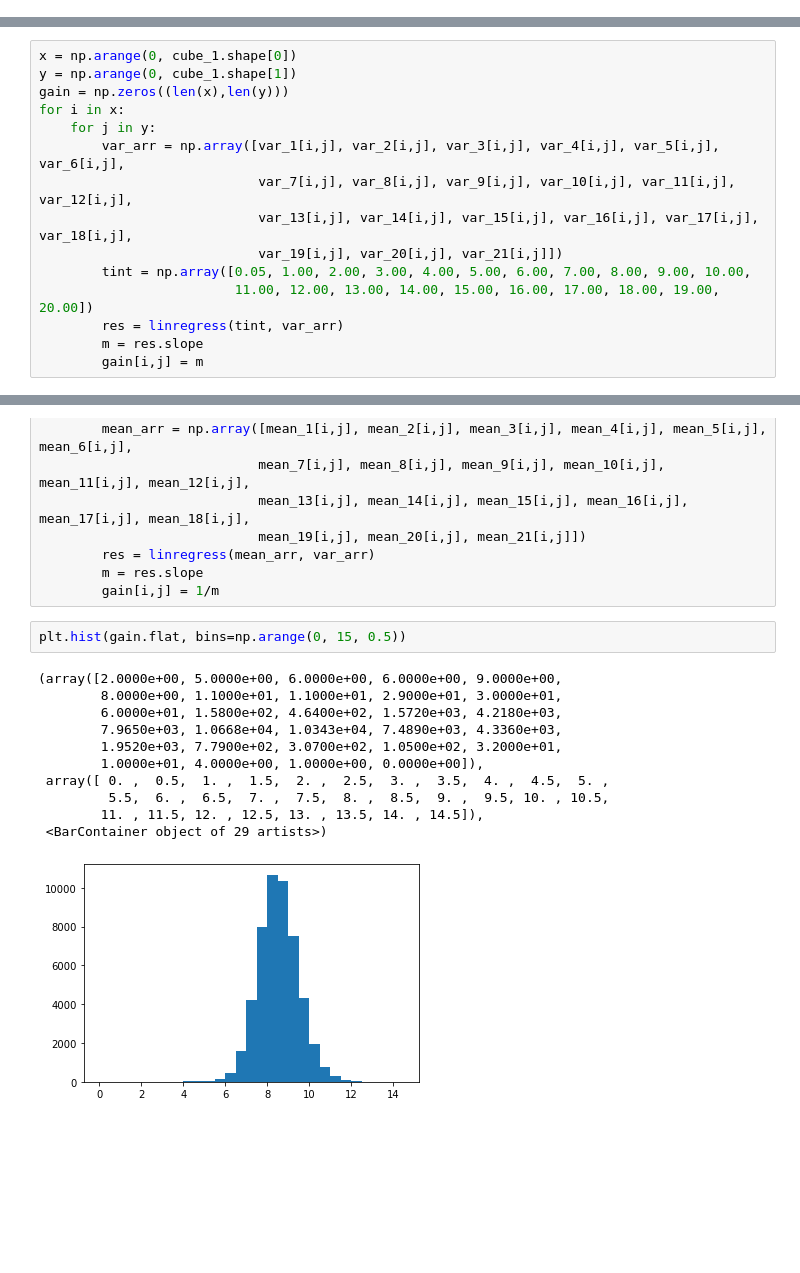
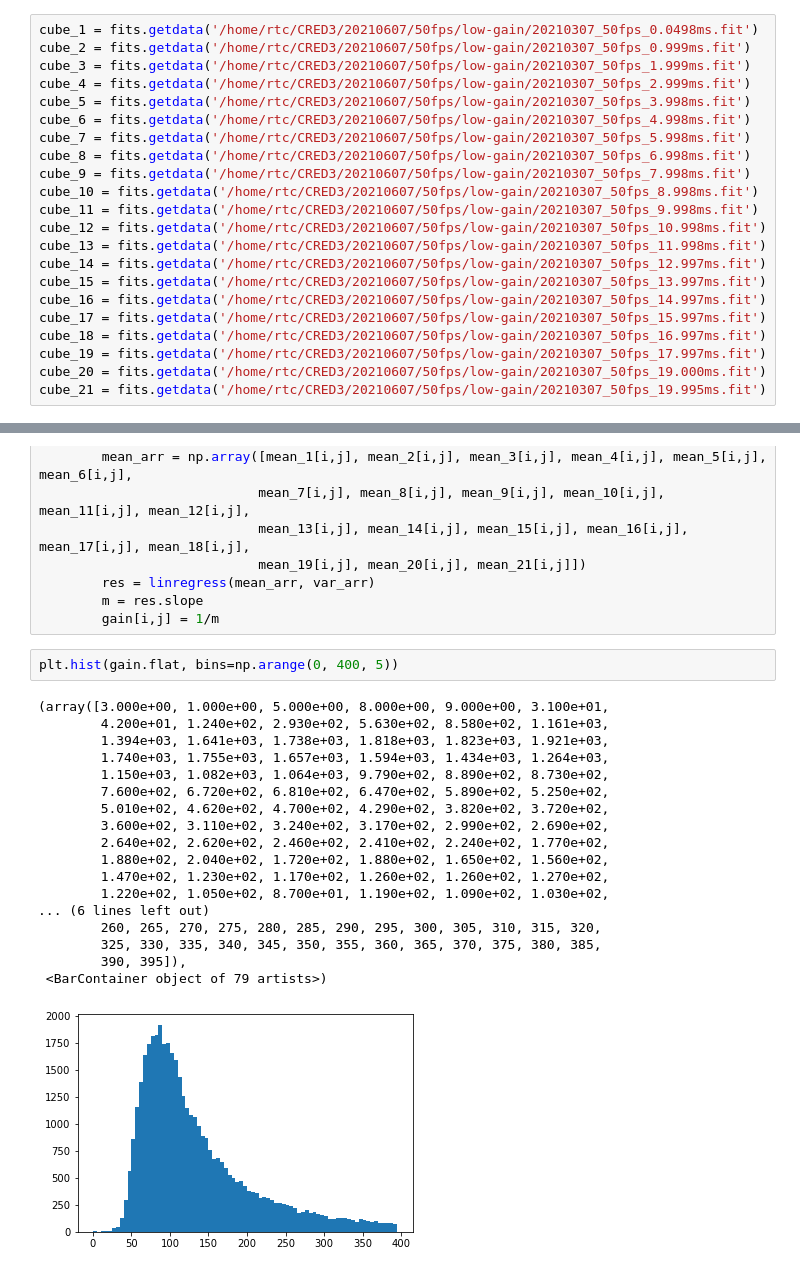
Before and after one commit to MuskanShinde/CRED3-characterization, a Jupyter notebook: CRED3_07.06.2021.ipynb, the cells around one changed output, grey strips where cells are left out. Drawn from its saved outputs; the diff is of its cells as text; blank space fills up the shorter version.

```diff
--- a/CRED3_07.06.2021.ipynb
+++ b/CRED3_07.06.2021.ipynb
@@ -34,3 +358,25 @@ cube_21 = fits.getdata('G:/CRED3/20210607/20210607_50fps_19.995ms.fits')
+# %%
+cube_1 = fits.getdata('/home/rtc/CRED3/20210607/50fps/low-gain/20210307_50fps_0.0498ms.fit')
+cube_2 = fits.getdata('/home/rtc/CRED3/20210607/50fps/low-gain/20210307_50fps_0.999ms.fit')
+cube_3 = fits.getdata('/home/rtc/CRED3/20210607/50fps/low-gain/20210307_50fps_1.999ms.fit')
+cube_4 = fits.getdata('/home/rtc/CRED3/20210607/50fps/low-gain/20210307_50fps_2.999ms.fit')
+cube_5 = fits.getdata('/home/rtc/CRED3/20210607/50fps/low-gain/20210307_50fps_3.998ms.fit')
+cube_6 = fits.getdata('/home/rtc/CRED3/20210607/50fps/low-gain/20210307_50fps_4.998ms.fit')
+cube_7 = fits.getdata('/home/rtc/CRED3/20210607/50fps/low-gain/20210307_50fps_5.998ms.fit')
+cube_8 = fits.getdata('/home/rtc/CRED3/20210607/50fps/low-gain/20210307_50fps_6.998ms.fit')
+cube_9 = fits.getdata('/home/rtc/CRED3/20210607/50fps/low-gain/20210307_50fps_7.998ms.fit')
+cube_10 = fits.getdata('/home/rtc/CRED3/20210607/50fps/low-gain/20210307_50fps_8.998ms.fit')
+cube_11 = fits.getdata('/home/rtc/CRED3/20210607/50fps/low-gain/20210307_50fps_9.998ms.fit')
+cube_12 = fits.getdata('/home/rtc/CRED3/20210607/50fps/low-gain/20210307_50fps_10.998ms.fit')
+cube_13 = fits.getdata('/home/rtc/CRED3/20210607/50fps/low-gain/20210307_50fps_11.998ms.fit')
+cube_14 = fits.getdata('/home/rtc/CRED3/20210607/50fps/low-gain/20210307_50fps_12.997ms.fit')
+cube_15 = fits.getdata('/home/rtc/CRED3/20210607/50fps/low-gain/20210307_50fps_13.997ms.fit')
+cube_16 = fits.getdata('/home/rtc/CRED3/20210607/50fps/low-gain/20210307_50fps_14.997ms.fit')
+cube_17 = fits.getdata('/home/rtc/CRED3/20210607/50fps/low-gain/20210307_50fps_15.997ms.fit')
+cube_18 = fits.getdata('/home/rtc/CRED3/20210607/50fps/low-gain/20210307_50fps_16.997ms.fit')
+cube_19 = fits.getdata('/home/rtc/CRED3/20210607/50fps/low-gain/20210307_50fps_17.997ms.fit')
+cube_20 = fits.getdata('/home/rtc/CRED3/20210607/50fps/low-gain/20210307_50fps_19.000ms.fit')
+cube_21 = fits.getdata('/home/rtc/CRED3/20210607/50fps/low-gain/20210307_50fps_19.995ms.fit')
 # %%
 mean_1 = np.mean(cube_1, axis=0)
 mean_2 = np.mean(cube_2, axis=0)
@@ -137,15 +480,0 @@ print('1/slope = %s 1/[ADU]'%(1/line.slope))
-# %%
-x = np.arange(0, cube_1.shape[0])
-y = np.arange(0, cube_1.shape[1])
-gain = np.zeros((len(x),len(y)))
-for i in x:
-    for j in y:
-        var_arr = np.array([var_1[i,j], var_2[i,j], var_3[i,j], var_4[i,j], var_5[i,j], var_6[i,j],
-                            var_7[i,j], var_8[i,j], var_9[i,j], var_10[i,j], var_11[i,j], var_12[i,j],
-                            var_13[i,j], var_14[i,j], var_15[i,j], var_16[i,j], var_17[i,j], var_18[i,j],
-                            var_19[i,j], var_20[i,j], var_21[i,j]])
-        tint = np.array([0.05, 1.00, 2.00, 3.00, 4.00, 5.00, 6.00, 7.00, 8.00, 9.00, 10.00,
-                         11.00, 12.00, 13.00, 14.00, 15.00, 16.00, 17.00, 18.00, 19.00, 20.00])
-        res = linregress(tint, var_arr)
-        m = res.slope
-        gain[i,j] = m
@@ -184,17 +498,24 @@ for i in x:
         m = res.slope
         gain[i,j] = 1/m
 # %%
-plt.hist(gain.flat, bins=np.arange(0, 15, 0.5))
+plt.hist(gain.flat, bins=np.arange(0, 400, 5))
 # %% [output]
-(array([2.0000e+00, 5.0000e+00, 6.0000e+00, 6.0000e+00, 9.0000e+00,
-        8.0000e+00, 1.1000e+01, 1.1000e+01, 2.9000e+01, 3.0000e+01,
-        6.0000e+01, 1.5800e+02, 4.6400e+02, 1.5720e+03, 4.2180e+03,
-        7.9650e+03, 1.0668e+04, 1.0343e+04, 7.4890e+03, 4.3360e+03,
-        1.9520e+03, 7.7900e+02, 3.0700e+02, 1.0500e+02, 3.2000e+01,
-        1.0000e+01, 4.0000e+00, 1.0000e+00, 0.0000e+00]),
- array([ 0. ,  0.5,  1. ,  1.5,  2. ,  2.5,  3. ,  3.5,  4. ,  4.5,  5. ,
-         5.5,  6. ,  6.5,  7. ,  7.5,  8. ,  8.5,  9. ,  9.5, 10. , 10.5,
-        11. , 11.5, 12. , 12.5, 13. , 13.5, 14. , 14.5]),
- <BarContainer object of 29 artists>)
+(array([3.000e+00, 1.000e+00, 5.000e+00, 8.000e+00, 9.000e+00, 3.100e+01,
+        4.200e+01, 1.240e+02, 2.930e+02, 5.630e+02, 8.580e+02, 1.161e+03,
+        1.394e+03, 1.641e+03, 1.738e+03, 1.818e+03, 1.823e+03, 1.921e+03,
+        1.740e+03, 1.755e+03, 1.657e+03, 1.594e+03, 1.434e+03, 1.264e+03,
+        1.150e+03, 1.082e+03, 1.064e+03, 9.790e+02, 8.890e+02, 8.730e+02,
+        7.600e+02, 6.720e+02, 6.810e+02, 6.470e+02, 5.890e+02, 5.250e+02,
+        5.010e+02, 4.620e+02, 4.700e+02, 4.290e+02, 3.820e+02, 3.720e+02,
+        3.600e+02, 3.110e+02, 3.240e+02, 3.170e+02, 2.990e+02, 2.690e+02,
+        2.640e+02, 2.620e+02, 2.460e+02, 2.410e+02, 2.240e+02, 1.770e+02,
+        1.880e+02, 2.040e+02, 1.720e+02, 1.880e+02, 1.650e+02, 1.560e+02,
+        1.470e+02, 1.230e+02, 1.170e+02, 1.260e+02, 1.260e+02, 1.270e+02,
+        1.220e+02, 1.050e+02, 8.700e+01, 1.190e+02, 1.090e+02, 1.030e+02,
+... (6 lines left out)
+        260, 265, 270, 275, 280, 285, 290, 295, 300, 305, 310, 315, 320,
+        325, 330, 335, 340, 345, 350, 355, 360, 365, 370, 375, 380, 385,
+        390, 395]),
+ <BarContainer object of 79 artists>)
-[figure, old version]
+[figure, new version]
 # %%
```
Also changed, not shown: parts of 46 cells of this notebook.
